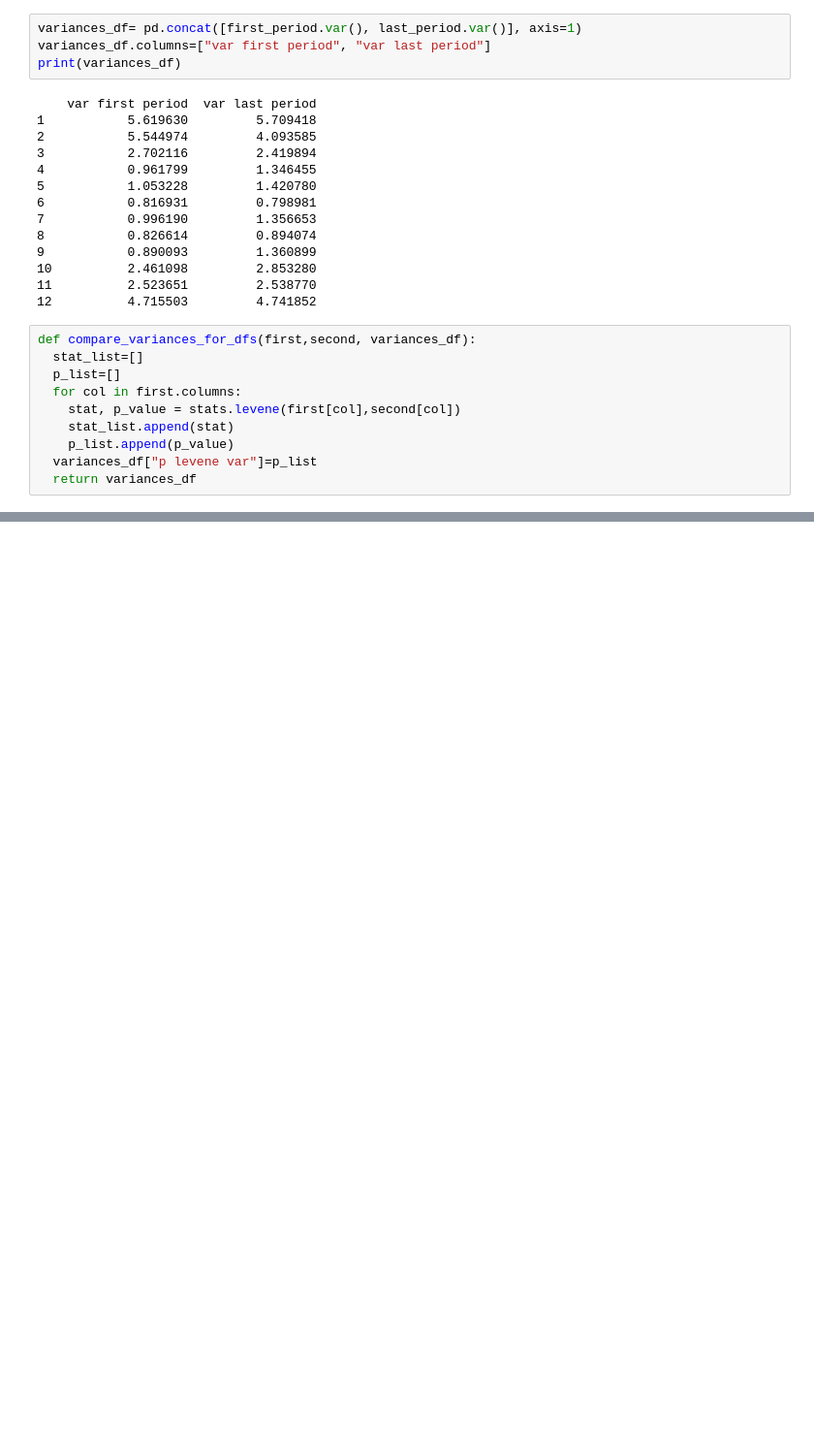
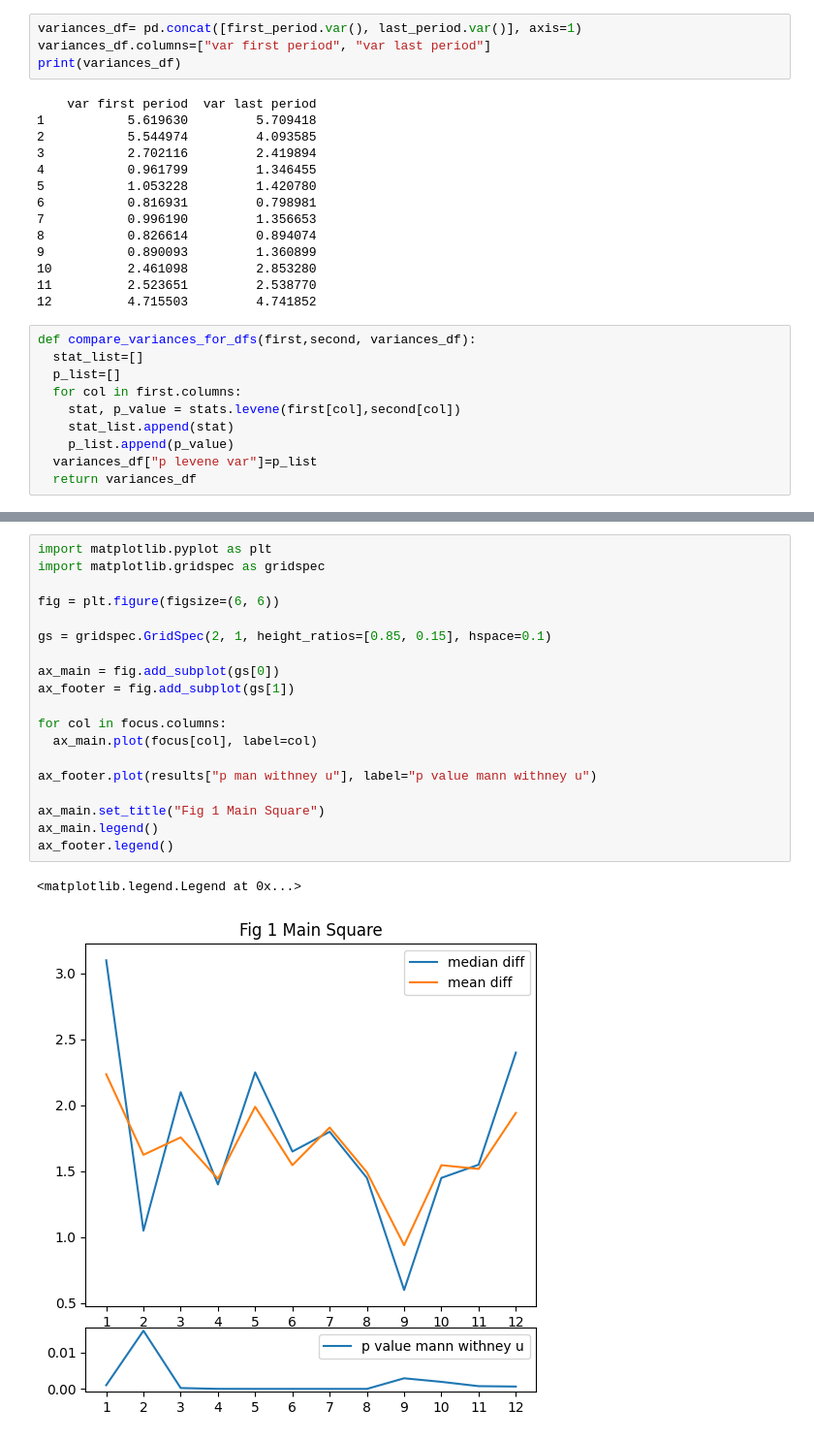
Before and after one commit to wilfred11/python-visualisation, a Jupyter notebook: visualising.ipynb, the cells around one changed output, grey strips where cells are left out. Shown at 97% size. Saved outputs shown, nothing was run; the diff lists cells and outputs as text; blank space fills up the shorter version.

```diff
--- a/visualising.ipynb
+++ b/visualising.ipynb
@@ -382,0 +451,22 @@ compare_variances_for_dfs(first_period, last_period, variances_df)
+# %%
+import matplotlib.pyplot as plt
+import matplotlib.gridspec as gridspec
+
+fig = plt.figure(figsize=(6, 6))
+
+gs = gridspec.GridSpec(2, 1, height_ratios=[0.85, 0.15], hspace=0.1)
+
+ax_main = fig.add_subplot(gs[0])
+ax_footer = fig.add_subplot(gs[1])
+
+for col in focus.columns:
+  ax_main.plot(focus[col], label=col)
+
+ax_footer.plot(results["p man withney u"], label="p value mann withney u")
+
+ax_main.set_title("Fig 1 Main Square")
+ax_main.legend()
+ax_footer.legend()
+# %% [output]
+<matplotlib.legend.Legend at 0x...>
+[figure, added]
```
Also changed, not shown: parts of 5 cells of this notebook.
